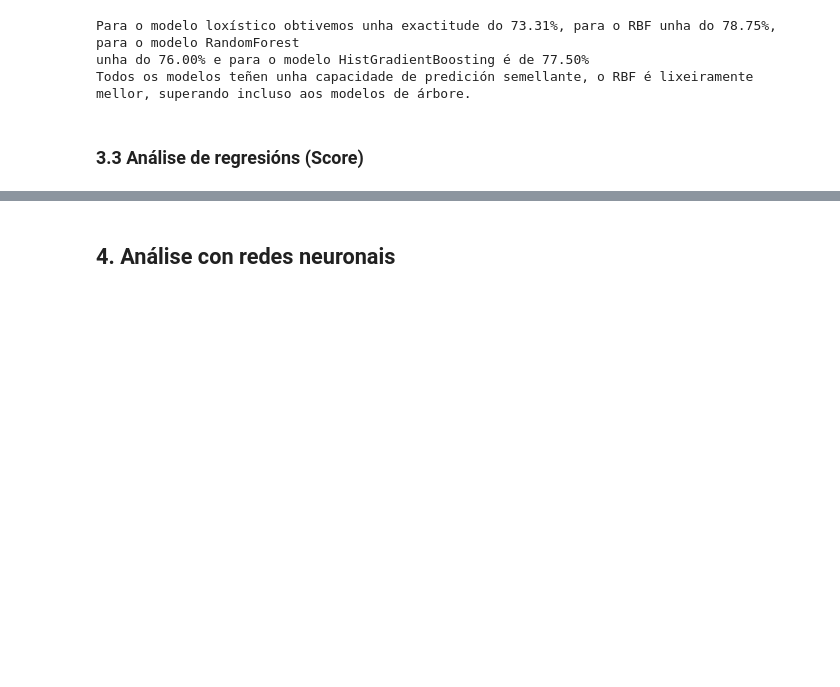
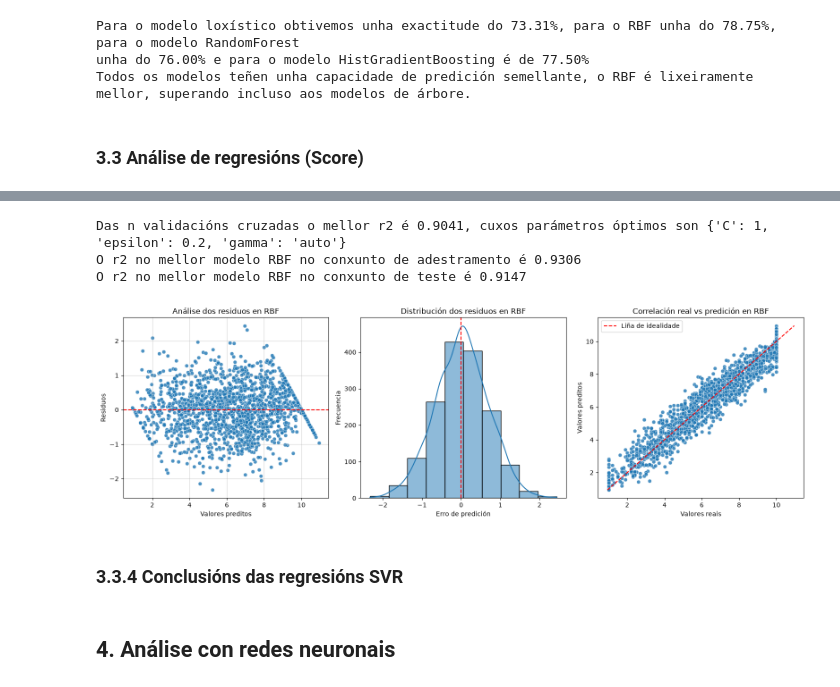
Before and after one commit to sebastian-taboas/Biophysics, a Jupyter notebook: traballo1_redes_neuronais/rede_neuronal_optima.ipynb, the cells around one changed output, grey strips where cells are left out. Cells and saved outputs as stored; diff of their text form; code cells hidden in the pictures; blank space fills up the shorter version.

```diff
--- a/traballo1_redes_neuronais/rede_neuronal_optima.ipynb
+++ b/traballo1_redes_neuronais/rede_neuronal_optima.ipynb
@@ -887,3 +968,72 @@ R^2 Promedio (Desempeño general): 0.9100
+# %%
+param_svr_rbf = {
+    'C': [1, 10, 100],
+    'gamma': ['auto','scale'],
+    'epsilon': [0.1, 0.2]
+}
+
+grid_svr_rbf = GridSearchCV(
+    estimator = SVR(kernel='rbf'),
+    param_grid = param_svr_rbf,
+    cv = cv,
+    scoring = 'r2',
+    n_jobs = -1
+)
+
+grid_svr_rbf.fit(x2_train_scaled, y_score_train)
+best_model_svrrbf = grid_svr_rbf.best_estimator_
+
+
+print(f'Das n validacións cruzadas o mellor r2 é {grid_svr_rbf.best_score_:.4f}, cuxos parámetros óptimos son {grid_svr_rbf.best_params_}')
+
+y_score_hat_train_rbf = best_model_svrrbf.predict(x2_train_scaled)
+y_score_hat_test_rbf = best_model_svrrbf.predict(x2_test_scaled)
+print(f'O r2 no mellor modelo RBF no conxunto de adestramento é {r2_score(y_score_train, y_score_hat_train_rbf):.4f}')
+print(f'O r2 no mellor modelo RBF no conxunto de teste é {r2_score(y_score_test, y_score_hat_test_rbf):.4f}\n')
+# %% [output]
+Das n validacións cruzadas o mellor r2 é 0.9041, cuxos parámetros óptimos son {'C': 1, 'epsilon': 0.2, 'gamma': 'auto'}
+O r2 no mellor modelo RBF no conxunto de adestramento é 0.9306
+O r2 no mellor modelo RBF no conxunto de teste é 0.9147
+# %%
+fig, axs = plt.subplots(1,3, figsize=(16, 5))
+
+residuos = y_score_test - y_score_hat_test_rbf
+
+# 1. Gráfico de residuos
+sns.scatterplot(x = y_score_hat_test_rbf, y = residuos, alpha=0.8, ax=axs[0])
+axs[0].axhline(0, color='red', linestyle='--')
+axs[0].set_xlabel("Valores preditos")
+axs[0].set_ylabel("Residuos")
+axs[0].set_title("Análise dos residuos en RBF")
+axs[0].grid(alpha=0.5)
+
+# 2. Histograma dos residuos
+sns.histplot(residuos, kde=True, bins=10, ax=axs[1])
+axs[1].axvline(0, color='red', linestyle='--')
+axs[1].set_xlabel("Erro de predición")
+axs[1].set_ylabel("Frecuencia")
+axs[1].set_title("Distribución dos residuos en RBF")
+
+# 3. Valores reais vs preditos
+sns.scatterplot(x = y_score_test, y = y_score_hat_test_rbf, alpha = 0.8, ax = axs[2])
+
+limites = [
+    min(y_score_test.min(), y_score_hat_test_rbf.min()),
+    max(y_score_test.max(), y_score_hat_test_rbf.max())
+]
+
+axs[2].plot(limites, limites, 'r--', label='Liña de idealidade')
+axs[2].set_xlabel('Valores reais')
+axs[2].set_ylabel('Valores preditos')
+axs[2].set_title('Correlación real vs predición en RBF')
+axs[2].legend()
+
+plt.tight_layout()
+plt.show()
+# %% [output]
+[figure, added]
+# %% [markdown]
+### 3.3.4 Conclusións das regresións SVR
 # %% [markdown]
 ## 4. Análise con redes neuronais
 # %% [markdown]
```
Also changed, not shown: parts of 16 cells of this notebook, 1 other file.
